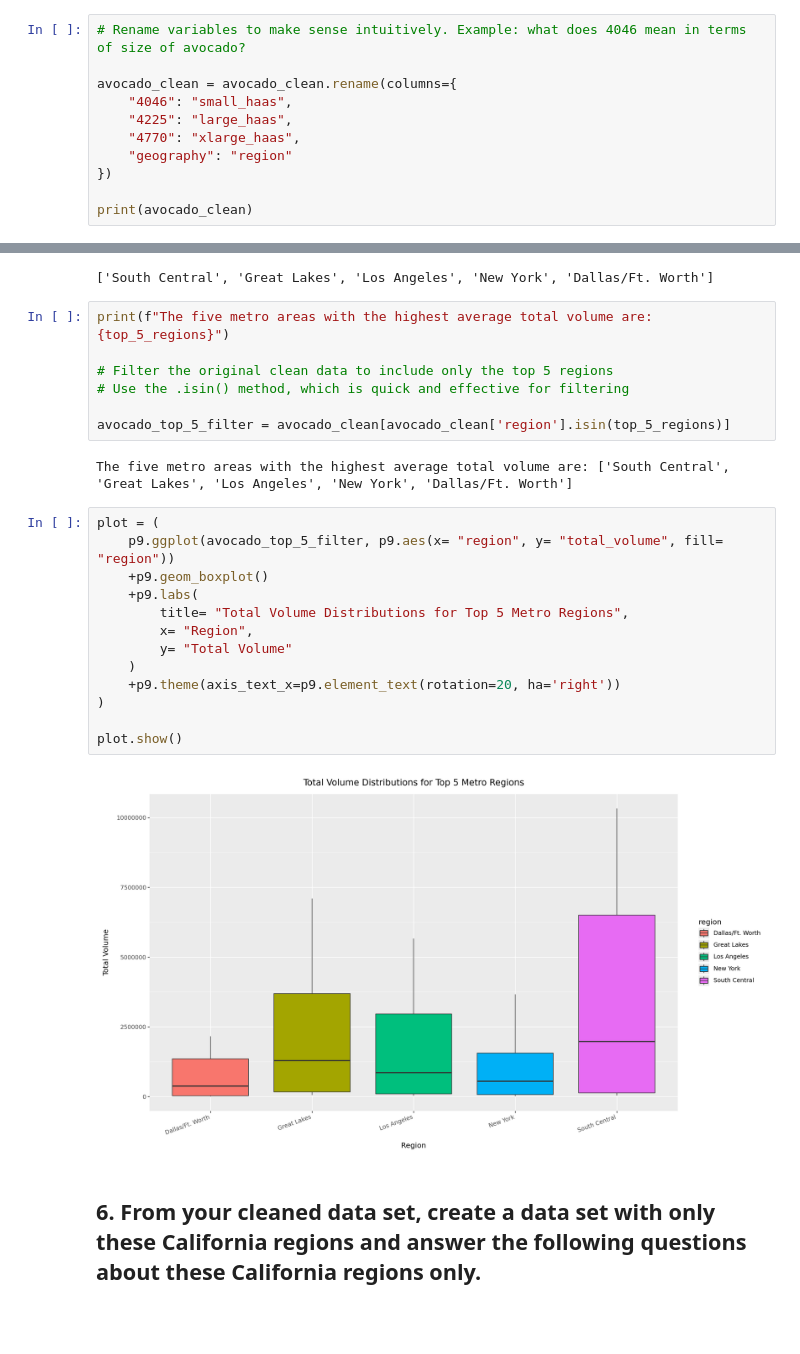
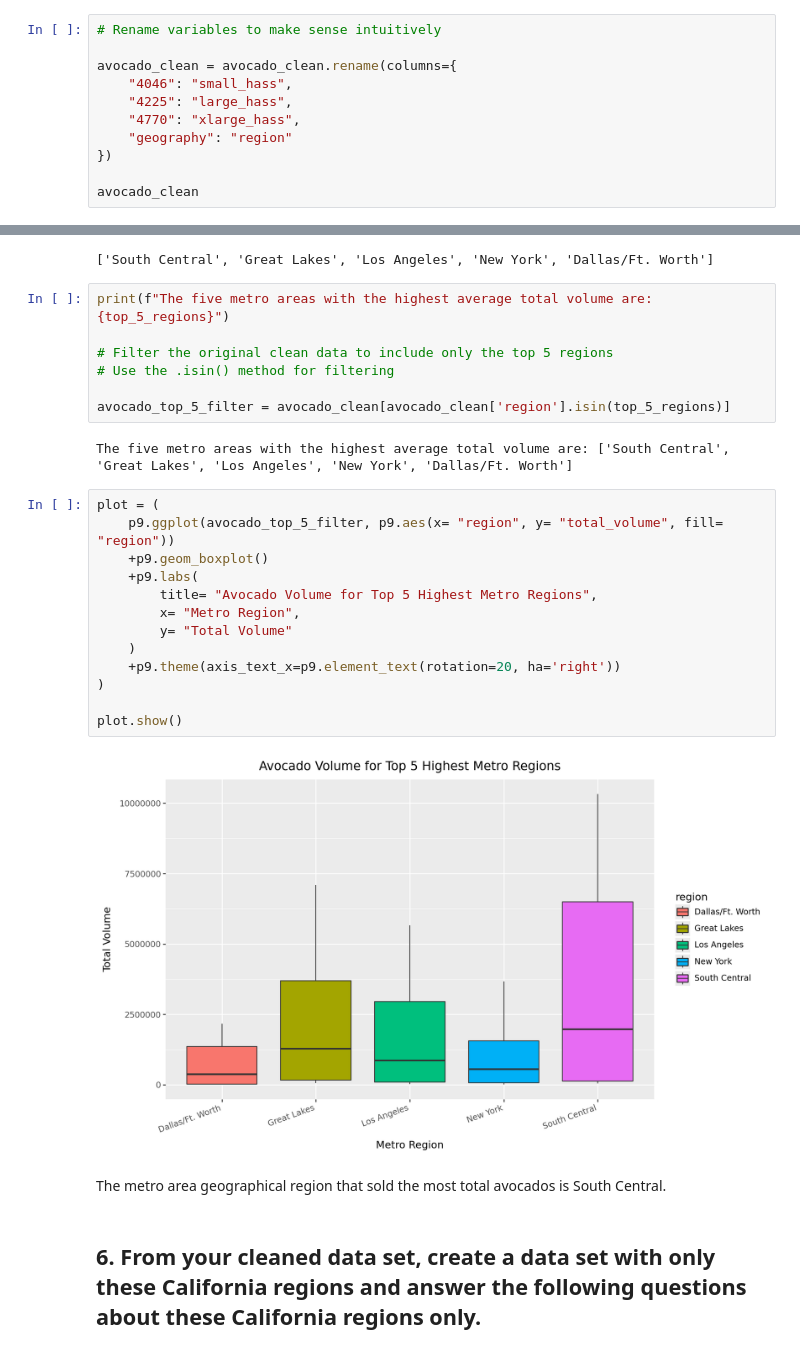
Before and after one commit to isabelleantaran/GSB-544-Projects, a Jupyter notebook: lab/Lab2.ipynb, the cells around one changed output, grey strips where cells are left out. Saved outputs shown, nothing was run; the diff lists cells and outputs as text; blank space fills up the shorter version.

```diff
--- a/lab/Lab2.ipynb
+++ b/lab/Lab2.ipynb
@@ -85,12 +87,12 @@ avocado_clean
 # %%
-# Rename variables to make sense intuitively. Example: what does 4046 mean in terms of size of avocado?
+# Rename variables to make sense intuitively
 
 avocado_clean = avocado_clean.rename(columns={
-    "4046": "small_haas",
-    "4225": "large_haas",
-    "4770": "xlarge_haas",
+    "4046": "small_hass",
+    "4225": "large_hass",
+    "4770": "xlarge_hass",
     "geography": "region"
 })
 
-print(avocado_clean)
+avocado_clean
 # %% [output]
@@ -286,7 +244,7 @@ top_5_regions
 print(f"The five metro areas with the highest average total volume are: {top_5_regions}")
 
 # Filter the original clean data to include only the top 5 regions
-# Use the .isin() method, which is quick and effective for filtering
+# Use the .isin() method for filtering
 
 avocado_top_5_filter = avocado_clean[avocado_clean['region'].isin(top_5_regions)]
 # %% [output]
@@ -294,17 +252,19 @@ The five metro areas with the highest average total volume are: ['South Central'
 # %%
 plot = (
     p9.ggplot(avocado_top_5_filter, p9.aes(x= "region", y= "total_volume", fill= "region"))
     +p9.geom_boxplot()
     +p9.labs(
-        title= "Total Volume Distributions for Top 5 Metro Regions",
-        x= "Region",
+        title= "Avocado Volume for Top 5 Highest Metro Regions",
+        x= "Metro Region",
         y= "Total Volume"
     )
     +p9.theme(axis_text_x=p9.element_text(rotation=20, ha='right'))
 )
 
 plot.show()
 # %% [output]
-[figure, old version]
+[figure, new version]
+# %% [markdown]
+The metro area geographical region that sold the most total avocados is South Central.
 # %% [markdown]
 ## 6. From your cleaned data set, create a data set with only these California regions and answer the following questions about these California regions only.
```
Also changed, not shown: parts of 34 cells of this notebook, 1 other file.
